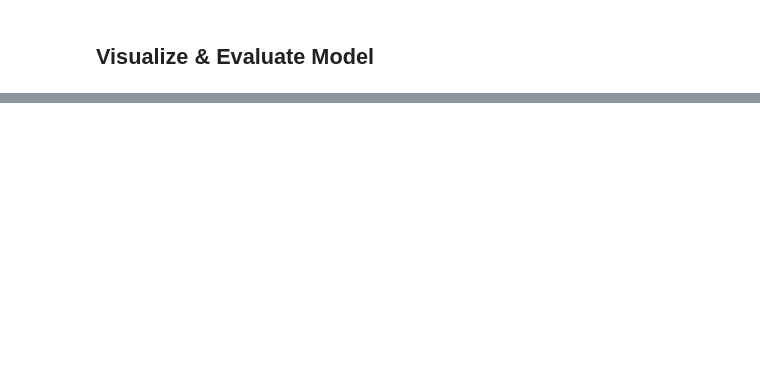
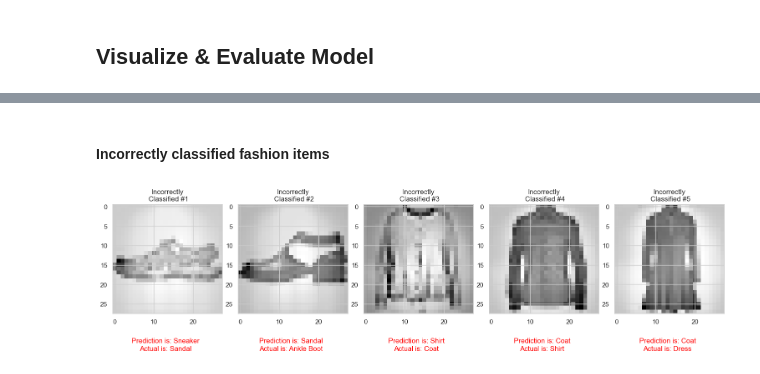
Before and after one commit to dfredin/PHYS-417-Neural-Networks, a Jupyter notebook: Lab4_DanielFredin.ipynb, the cells around one changed output, grey strips where cells are left out. Saved outputs shown, nothing was run; the diff lists cells and outputs as text; code cells hidden in the pictures; blank space fills up the shorter version.

```diff
--- a/Lab4_DanielFredin.ipynb
+++ b/Lab4_DanielFredin.ipynb
@@ -363,12 +336,11 @@ sns.despine()
 # %%
-# Compute the testing accuracy
+### -------------Computing the testing accuracy------------- ###
 
 with torch.no_grad():
 
     target_pred_test = model(testing_inputs)
+    correct = (torch.argmax(target_pred_test, dim=1) == testing_targets).type(torch.FloatTensor)
+    testing_acc = (correct.mean().numpy()*100)
 
-    correct = (torch.argmax(target_pred_test, dim=1) == testing_targets).type(torch.FloatTensor)
-    testing_acc = np.round(correct.mean().numpy()*100, -1)
-    # print("Testing Accuracy: " + str(np.round(correct.mean().numpy()*100, -1)))
-    print("Testing Accuracy: {:.0f}%".format(testing_acc))
+    print("Testing Accuracy: {:.2f}%".format(testing_acc))
 # %% [output]
@@ -451,0 +392,32 @@ for i in range(5):
+# %% [markdown]
+#### Incorrectly classified fashion items
+# %%
+### -------------Plotting 5 incorrectly classified samples------------- ###
+
+incorrect_index = np.array(np.where(correct == 0))          # Finds the index of the incorrect predictions
+resized_testing_inputs = np.reshape(testing_inputs.cpu()
+                                    .numpy(), (1000,28,28)) # Reshapes the testing inputs to (1000,784), moves to CPU
+                                                            # and converts to numpy
+pred_test = target_pred_test.cpu().numpy()                  # Moves model testing outputs to CPU and converts to numpy
+
+plt.figure(figsize = (15, 15), layout="constrained")
+for i in range(5):
+
+    # Subplot with 1 row and 5 col, placing each iterated image in col
+    plt.subplot(1,5,i + 1)
+
+    # Shows the testing inputs that were incorrectly classified
+    plt.imshow(resized_testing_inputs[incorrect_index[0,i]], cmap = 'Greys')
+
+    # Plots title with arbitrary number identifying incorrectly classified sample
+    plt.title("Incorrectly\n Classified #{}".format(i+1))
+
+    # Adds text to subplots and prints out the incorrect prediction of the model
+    plt.text(13, 35, "Prediction is: {}".format(label_class[np.argmax(pred_test[
+                incorrect_index[0][i]][:])]), ha='center', color='red')
+
+    # Adds text to subplots and prints out the correct target fashion item
+    plt.text(13, 37, "Actual is: {}".format(label_class[test_targets[incorrect_index[0,i]]]),
+             ha='center', color='red');
+# %% [output]
+[figure, added]
```
Also changed, not shown: parts of 31 cells of this notebook.
